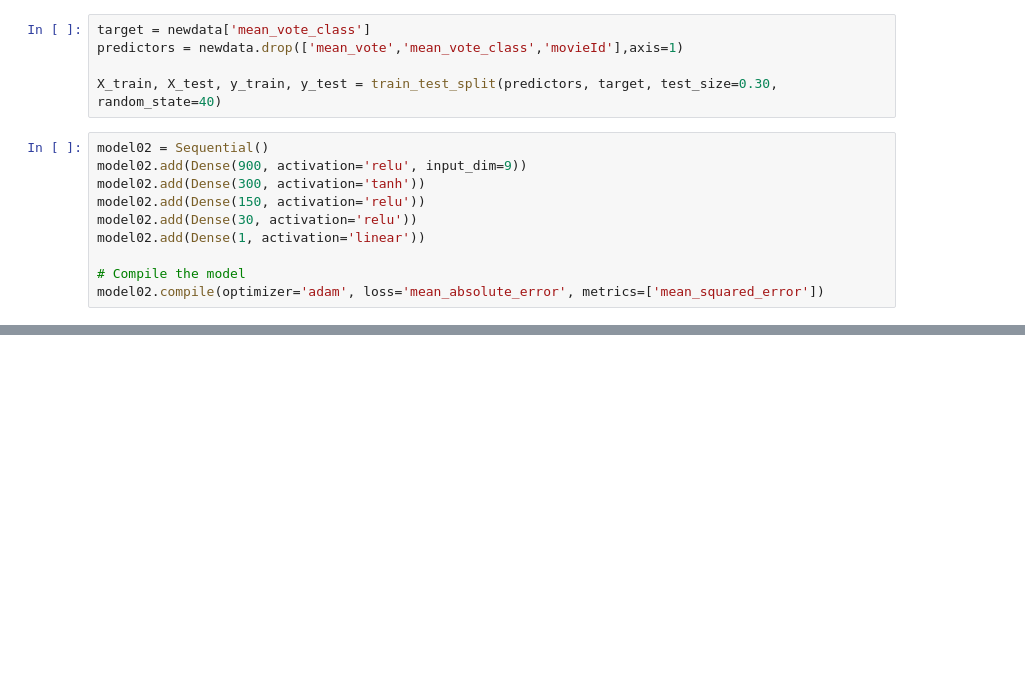
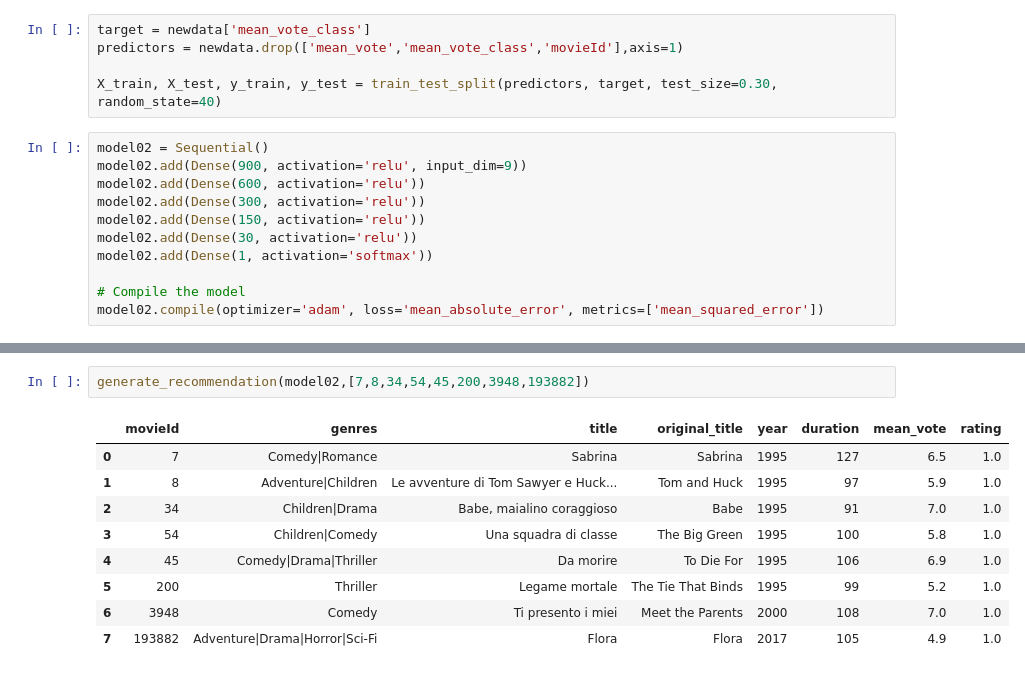
Before and after one commit to mheidari98/Movie-Recommender-Systems, a Jupyter notebook: Keras.ipynb, the cells around one changed output, grey strips where cells are left out. Saved outputs shown, nothing was run; the diff lists cells and outputs as text; blank space fills up the shorter version.

```diff
--- a/Keras.ipynb
+++ b/Keras.ipynb
@@ -213,10 +227,11 @@ X_train, X_test, y_train, y_test = train_test_split(predictors, target, test_siz
 # %%
 model02 = Sequential()
 model02.add(Dense(900, activation='relu', input_dim=9))
-model02.add(Dense(300, activation='tanh'))
+model02.add(Dense(600, activation='relu'))
+model02.add(Dense(300, activation='relu'))
 model02.add(Dense(150, activation='relu'))
 model02.add(Dense(30, activation='relu'))
-model02.add(Dense(1, activation='linear'))
+model02.add(Dense(1, activation='softmax'))
 
 # Compile the model
 model02.compile(optimizer='adam', loss='mean_absolute_error', metrics=['mean_squared_error'])
@@ -286,0 +317,12 @@ ValueError: in user code:
+# %%
+generate_recommendation(model02,[7,8,34,54,45,200,3948,193882])
+# %% [output]
+|  | movieId | genres | title | original_title | year | duration | mean_vote | rating |
+| 0 | 7 | Comedy|Romance | Sabrina | Sabrina | 1995 | 127 | 6.5 | 1.0 |
+| 1 | 8 | Adventure|Children | Le avventure di Tom Sawyer e Huck... | Tom and Huck | 1995 | 97 | 5.9 | 1.0 |
+| 2 | 34 | Children|Drama | Babe, maialino coraggioso | Babe | 1995 | 91 | 7.0 | 1.0 |
+| 3 | 54 | Children|Comedy | Una squadra di classe | The Big Green | 1995 | 100 | 5.8 | 1.0 |
+| 4 | 45 | Comedy|Drama|Thriller | Da morire | To Die For | 1995 | 106 | 6.9 | 1.0 |
+| 5 | 200 | Thriller | Legame mortale | The Tie That Binds | 1995 | 99 | 5.2 | 1.0 |
+| 6 | 3948 | Comedy | Ti presento i miei | Meet the Parents | 2000 | 108 | 7.0 | 1.0 |
+| 7 | 193882 | Adventure|Drama|Horror|Sci-Fi | Flora | Flora | 2017 | 105 | 4.9 | 1.0 |
```
Also changed, not shown: parts of 19 cells of this notebook.
